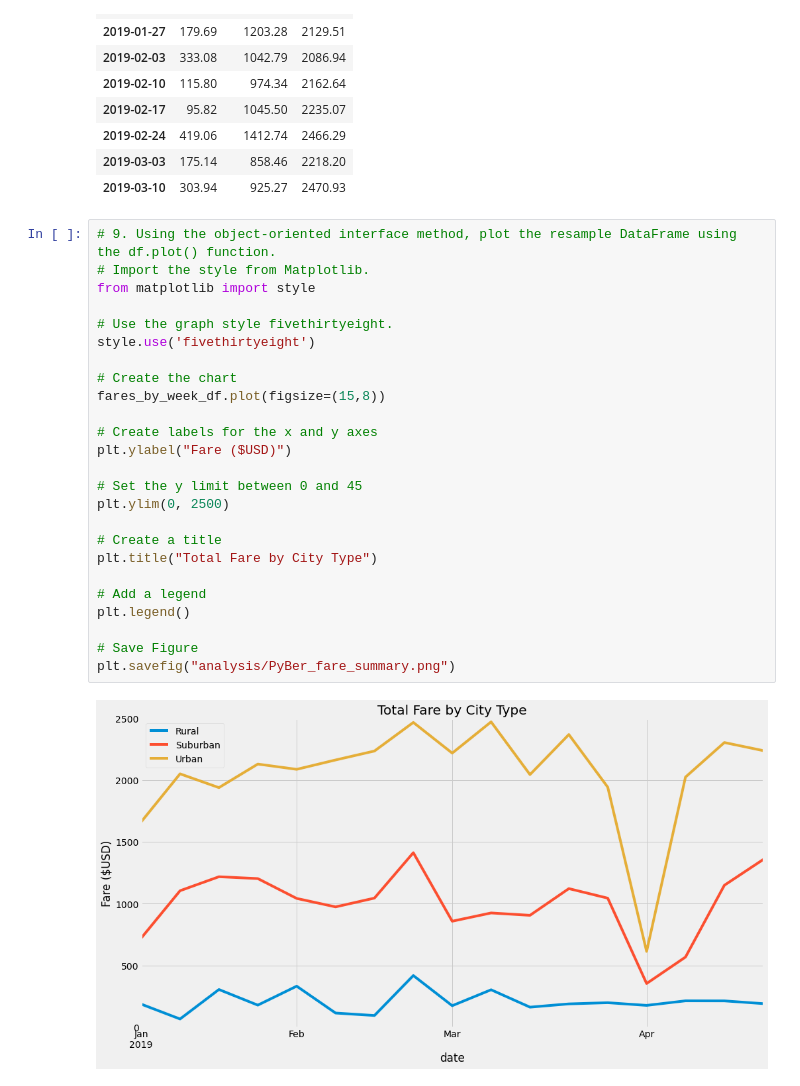
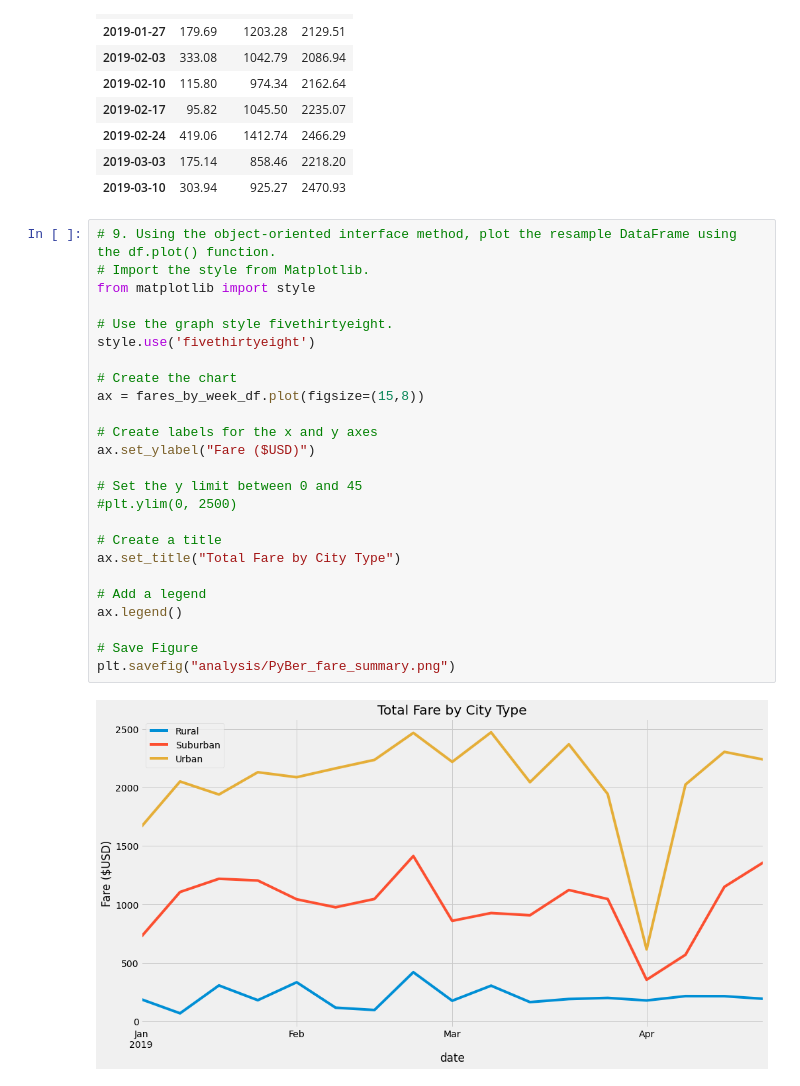
Before and after one commit to acfthomson/PyBer_Analysis, a Jupyter notebook: PyBer_Challenge.ipynb, the cells around one changed output. Drawn from its saved outputs; the diff is of its cells as text.

Commit message:
Corrected chart

```diff
--- a/PyBer_Challenge.ipynb
+++ b/PyBer_Challenge.ipynb
@@ -233,27 +233,27 @@ fares_by_week_df.head(10)
 # %%
 # 9. Using the object-oriented interface method, plot the resample DataFrame using the df.plot() function.
 # Import the style from Matplotlib.
 from matplotlib import style
 
 # Use the graph style fivethirtyeight.
 style.use('fivethirtyeight')
 
 # Create the chart
-fares_by_week_df.plot(figsize=(15,8))
+ax = fares_by_week_df.plot(figsize=(15,8))
 
 # Create labels for the x and y axes
-plt.ylabel("Fare ($USD)")
+ax.set_ylabel("Fare ($USD)")
 
 # Set the y limit between 0 and 45
-plt.ylim(0, 2500)
+#plt.ylim(0, 2500)
 
 # Create a title
-plt.title("Total Fare by City Type")
+ax.set_title("Total Fare by City Type")
 
 # Add a legend
-plt.legend()
+ax.legend()
 
 # Save Figure
 plt.savefig("analysis/PyBer_fare_summary.png")
 # %% [output]
-[figure, old version]
+[figure, new version]
```
